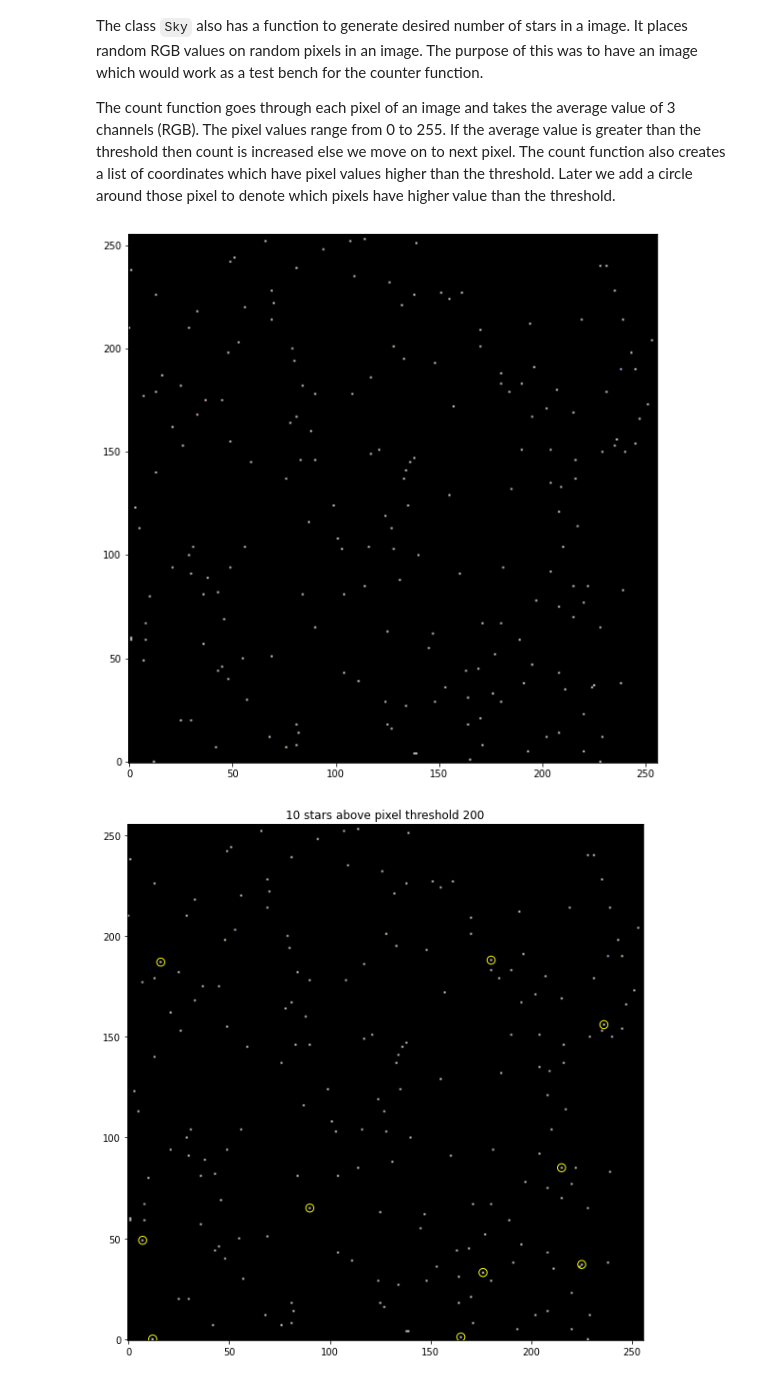
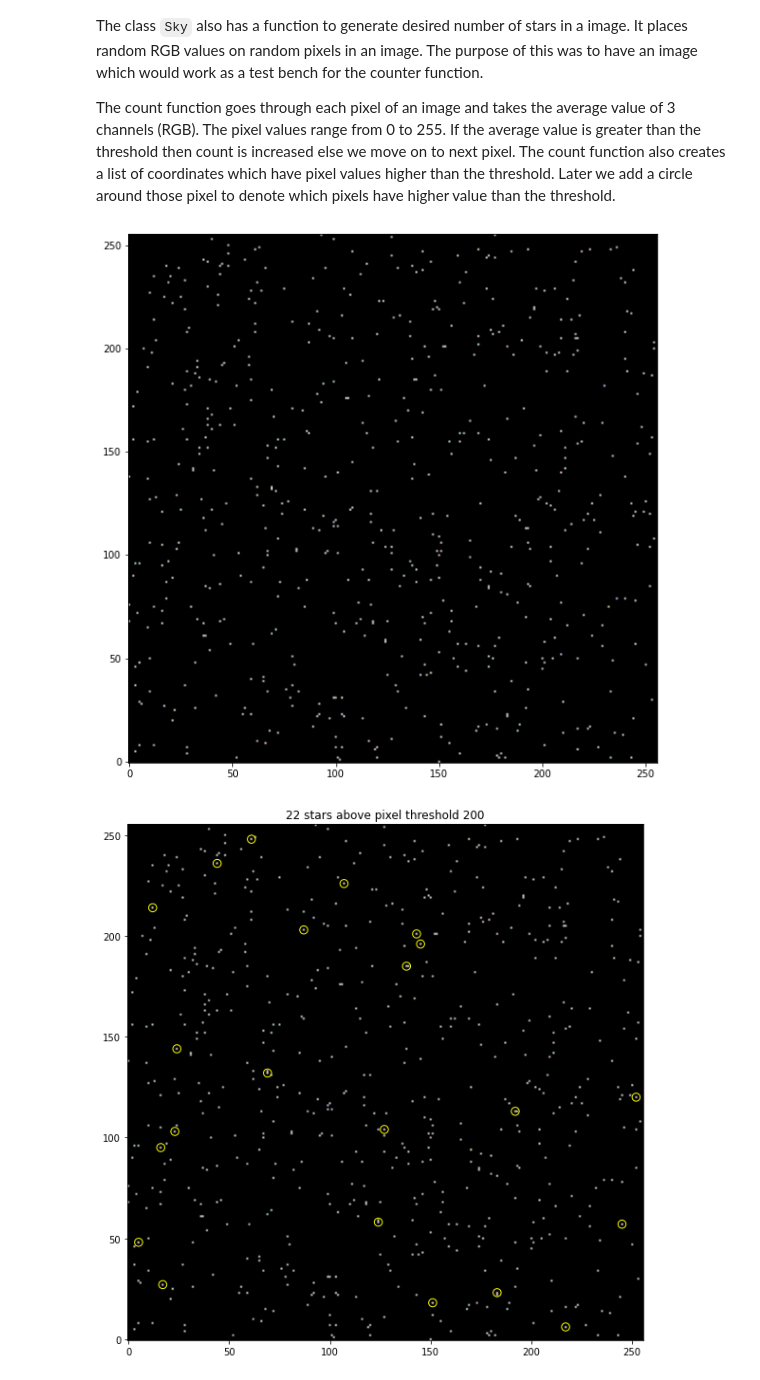
Before and after one commit to iamstarstuff/PhysicStuff, a Jupyter notebook: Physics Programs/Count stars.ipynb, the cells around one changed output. Saved outputs shown, nothing was run; the diff lists cells and outputs as text; code cells hidden in the pictures.

```diff
--- a/Physics Programs/Count stars.ipynb
+++ b/Physics Programs/Count stars.ipynb
@@ -60,18 +60,19 @@ class Sky():
 
 
     # plot function
-    def plot(self):
+    def plot(self,name='output.png'):
         fig,ax = plt.subplots(figsize=(10,10))
         ax.imshow(self.sky)
         ax.invert_yaxis()
         plt.show()
+        fig.savefig(name)
 # %%
 sky = Sky(256,256)
-sky.generate_stars(200)
+sky.generate_stars(600)
 sky.plot()
 # %% [output]
-[figure, old version]
+[figure, new version]
 # %%
-sky.count_star(200)
+%time sky.count_star(200)
 # %% [output]
-[figure, old version]
+[figure, new version]
```
Also changed, not shown: parts of 2 cells of this notebook, 3 other files.
